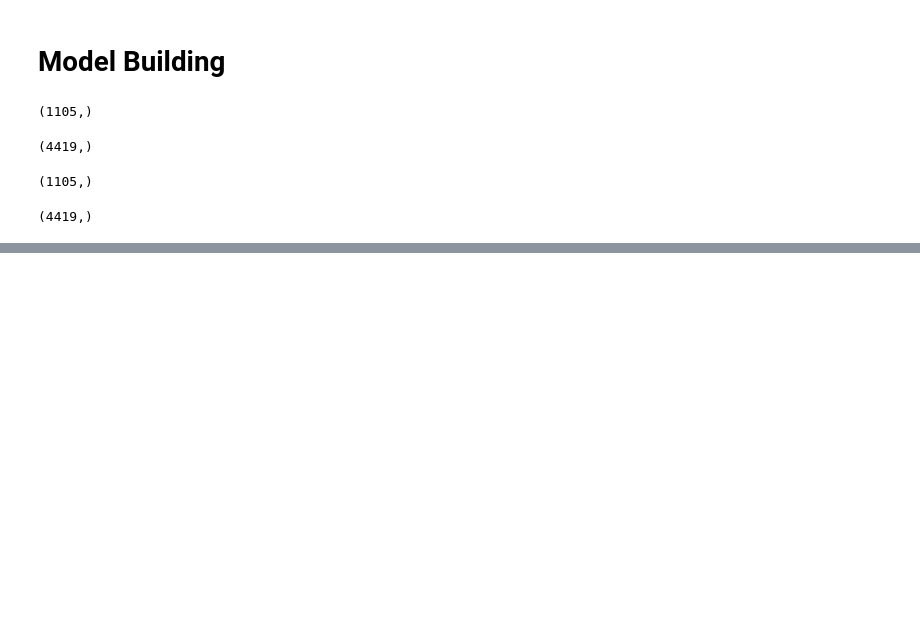
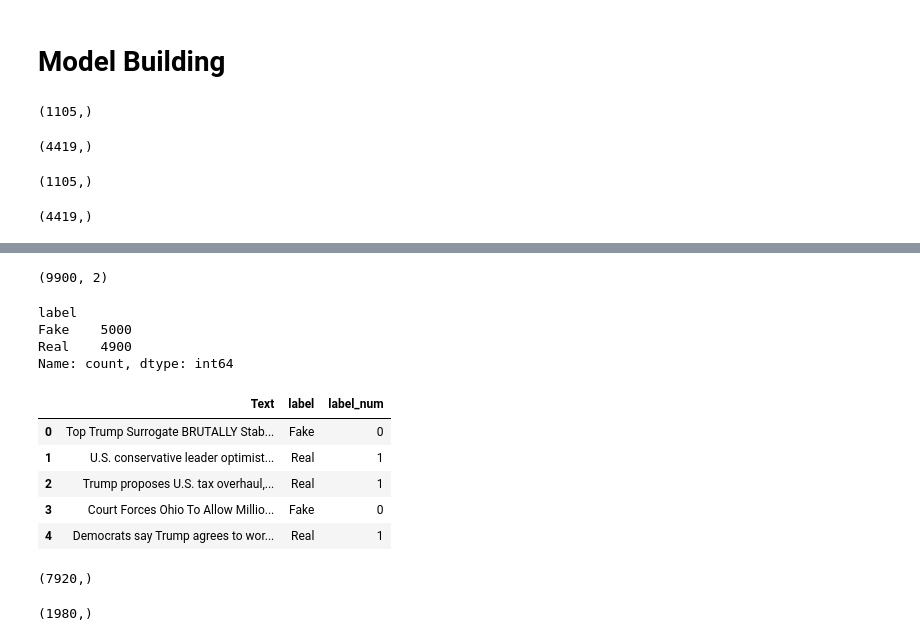
Before and after one commit to BibekRai44/NLP, a Jupyter notebook: bag-of-n-words.ipynb, the cells around one changed output, grey strips where cells are left out. Cells and saved outputs as stored; diff of their text form; code cells hidden in the pictures; blank space fills up the shorter version.

```diff
--- a/bag-of-n-words.ipynb
+++ b/bag-of-n-words.ipynb
@@ -225,0 +228,3 @@ Text(70.72222222222221, 0.5, 'truth')
+# %%
+df=pd.read_csv("/kaggle/input/fake-real-dataset/Fake_Real_Data.csv")
+df.head()
@@ -225,0 +238,21 @@ Text(70.72222222222221, 0.5, 'truth')
+# %%
+df.shape
+# %% [output]
+(9900, 2)
+# %%
+df.label.value_counts()
+# %% [output]
+label
+Fake    5000
+Real    4900
+Name: count, dtype: int64
+# %%
+df['label_num']=df['label'].map({'Real':1,'Fake':0})
+df.head()
+# %% [output]
+|  | Text | label | label_num |
+| 0 | Top Trump Surrogate BRUTALLY Stab... | Fake | 0 |
+| 1 | U.S. conservative leader optimist... | Real | 1 |
+| 2 | Trump proposes U.S. tax overhaul,... | Real | 1 |
+| 3 | Court Forces Ohio To Allow Millio... | Fake | 0 |
+| 4 | Democrats say Trump agrees to wor... | Real | 1 |
@@ -225,0 +266,9 @@ Text(70.72222222222221, 0.5, 'truth')
+# %%
+#print the shapes of X_train and X_test
+print(X_train.shape)
+# %% [output]
+(7920,)
+# %%
+print(X_test.shape)
+# %% [output]
+(1980,)
```
Also changed, not shown: parts of 19 cells of this notebook.
